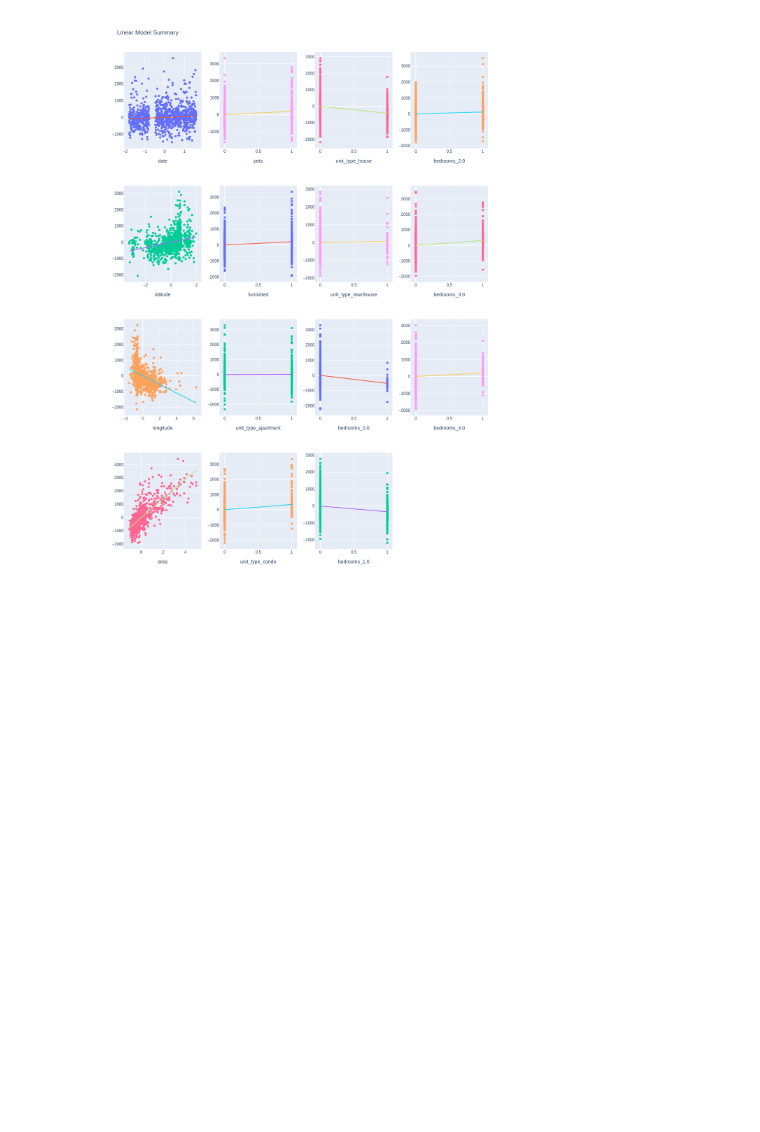
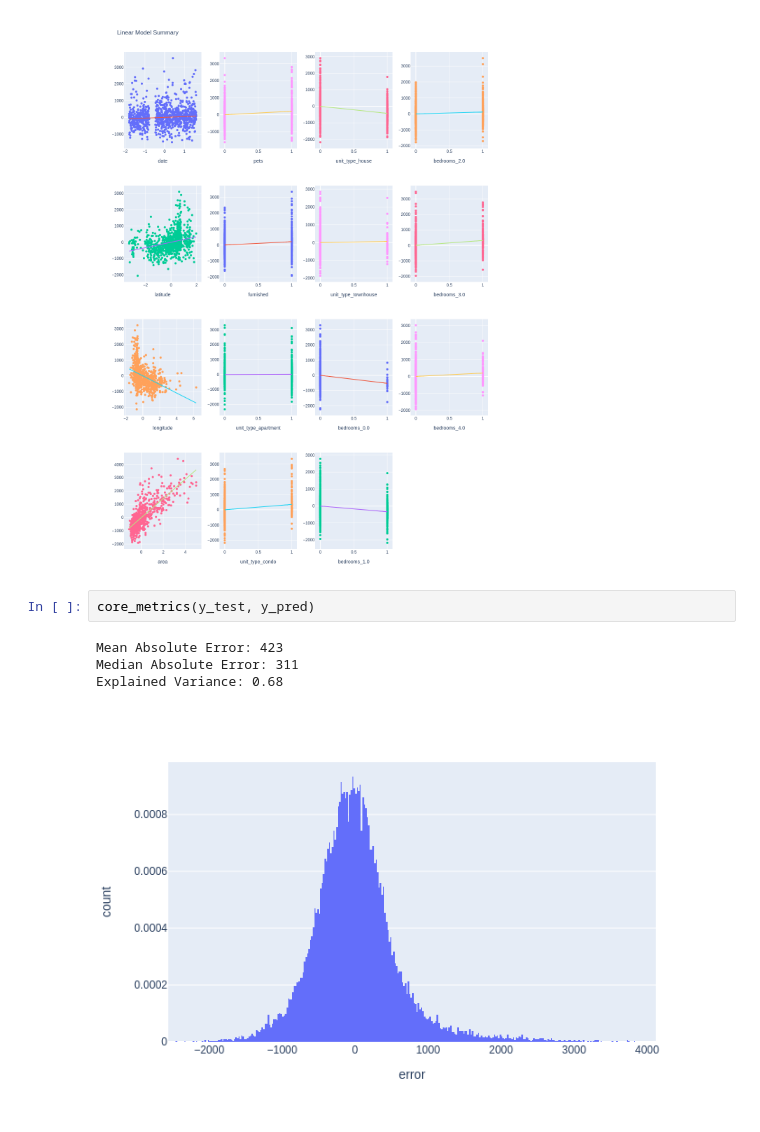
Before and after one commit to bramathon/tenant, a Jupyter notebook: modelling/Linear Model.ipynb, the cells around one changed output. Saved outputs shown, nothing was run; the diff lists cells and outputs as text; blank space fills up the shorter version.

```diff
--- a/modelling/Linear Model.ipynb
+++ b/modelling/Linear Model.ipynb
@@ -160,3 +164,10 @@ bedrooms_2.0: y = 120.916340*bedrooms_2.0
 bedrooms_3.0: y = 314.462031*bedrooms_3.0
 bedrooms_4.0: y = 198.451858*bedrooms_4.0
 [figure]
+# %%
+core_metrics(y_test, y_pred)
+# %% [output]
+Mean Absolute Error: 423
+Median Absolute Error: 311
+Explained Variance: 0.68
+[figure, added]
```
Also changed, not shown: parts of 2 cells of this notebook, 1 other file.
